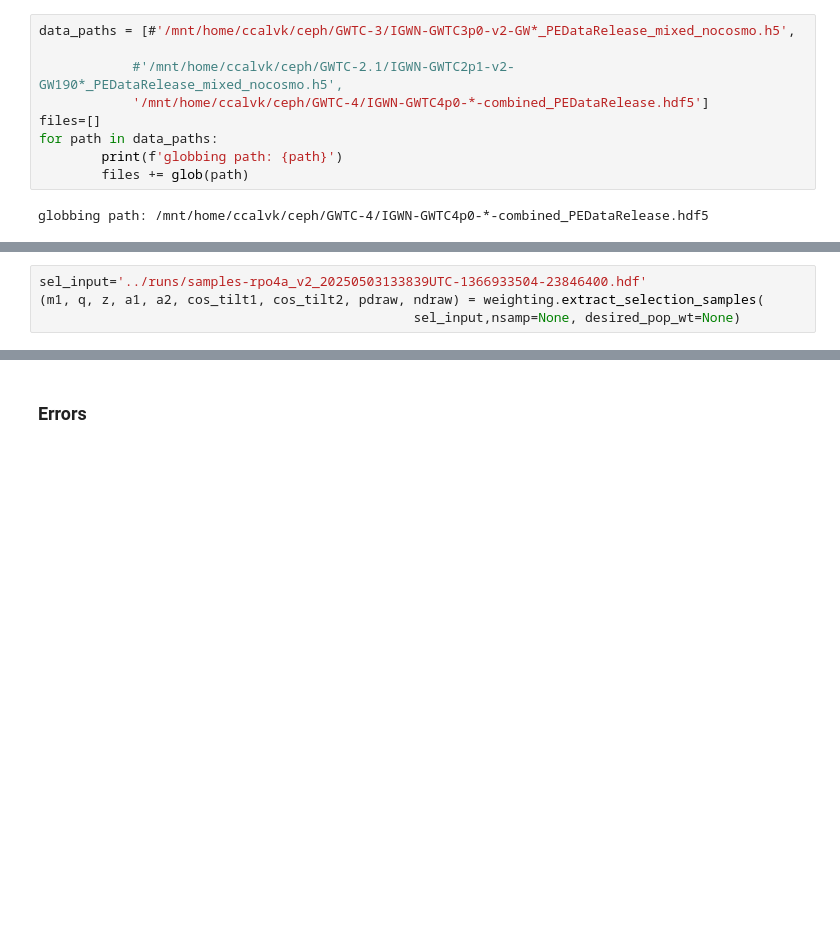
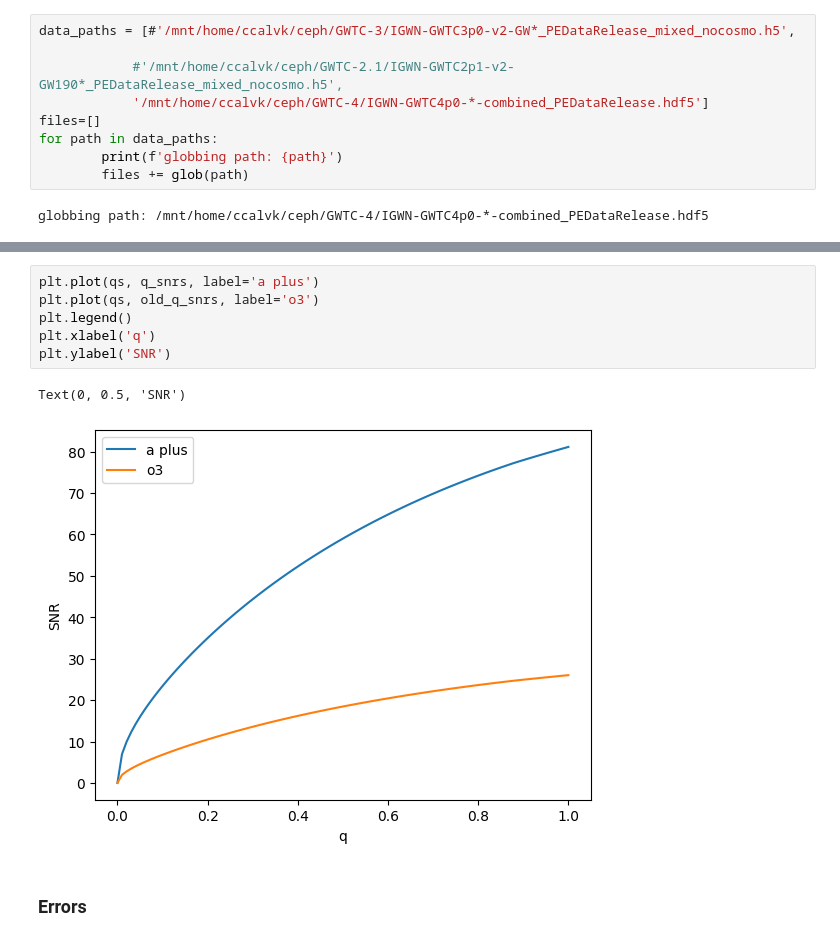
Before and after one commit to abby-moran/GW_pop_cosmo_inference, a Jupyter notebook: scripts/sandbox.ipynb, the cells around one changed output, grey strips where cells are left out. Drawn from its saved outputs; the diff is of its cells as text; blank space fills up the shorter version.

```diff
--- a/scripts/sandbox.ipynb
+++ b/scripts/sandbox.ipynb
@@ -269,4 +169,0 @@ plt.close()
-# %%
-sel_input='../runs/samples-rpo4a_v2_20250503133839UTC-1366933504-23846400.hdf'
-(m1, q, z, a1, a2, cos_tilt1, cos_tilt2, pdraw, ndraw) = weighting.extract_selection_samples(
-                                                sel_input,nsamp=None, desired_pop_wt=None)
@@ -273,3 +205,12 @@ sel_input='../runs/samples-rpo4a_v2_20250503133839UTC-1366933504-23846400.hdf'
+# %%
+plt.plot(qs, q_snrs, label='a plus')
+plt.plot(qs, old_q_snrs, label='o3')
+plt.legend()
+plt.xlabel('q')
+plt.ylabel('SNR')
+# %% [output]
+Text(0, 0.5, 'SNR')
+[figure, added]
 # %% [markdown]
 ### Errors
 # %%
```
Also changed, not shown: parts of 15 cells of this notebook, 12 other files.
